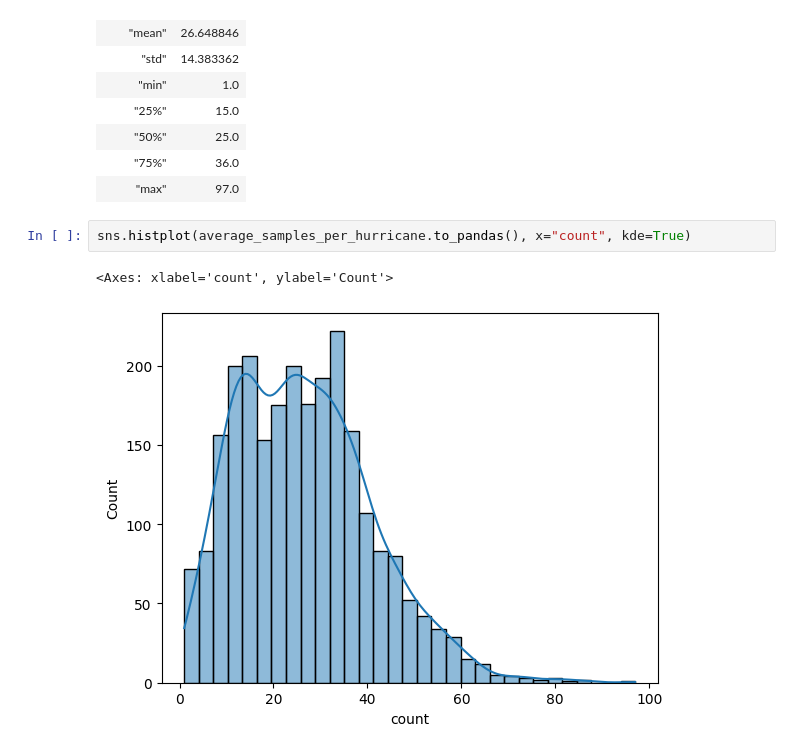
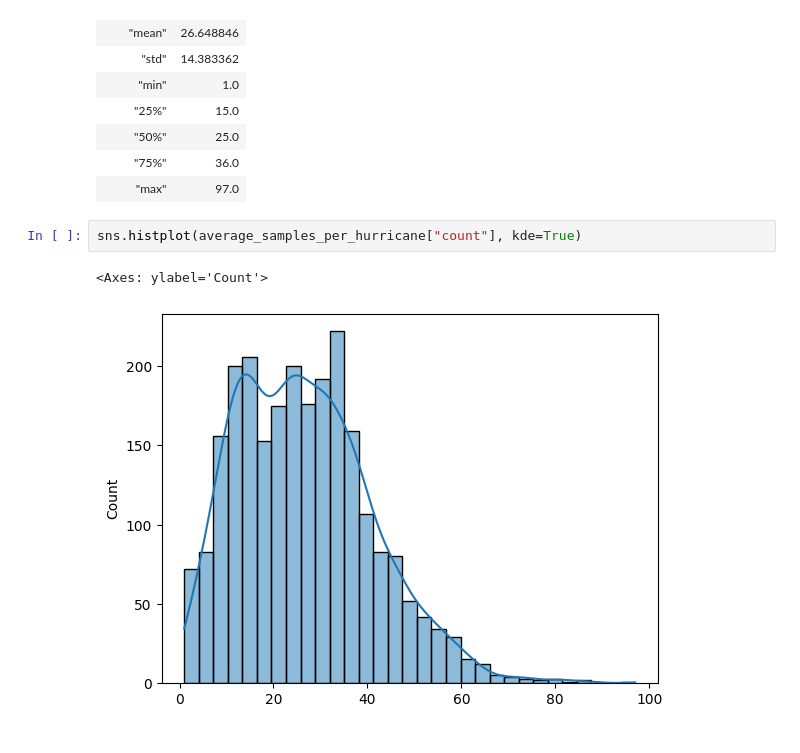
Before and after one commit to HQU-gxy/hurricane_stuff, a Jupyter notebook: LSTM.ipynb, the cells around one changed output. Saved outputs shown, nothing was run; the diff lists cells and outputs as text.

```diff
--- a/LSTM.ipynb
+++ b/LSTM.ipynb
@@ -379,7 +486,7 @@ shape: (9, 2)
 | "75%" | 36.0 |
 | "max" | 97.0 |
 # %%
-sns.histplot(average_samples_per_hurricane.to_pandas(), x="count", kde=True)
+sns.histplot(average_samples_per_hurricane["count"], kde=True)
 # %% [output]
-<Axes: xlabel='count', ylabel='Count'>
+<Axes: ylabel='Count'>
-[figure, old version]
+[figure, new version]
```
Also changed, not shown: parts of 18 cells of this notebook, 2 other files.
